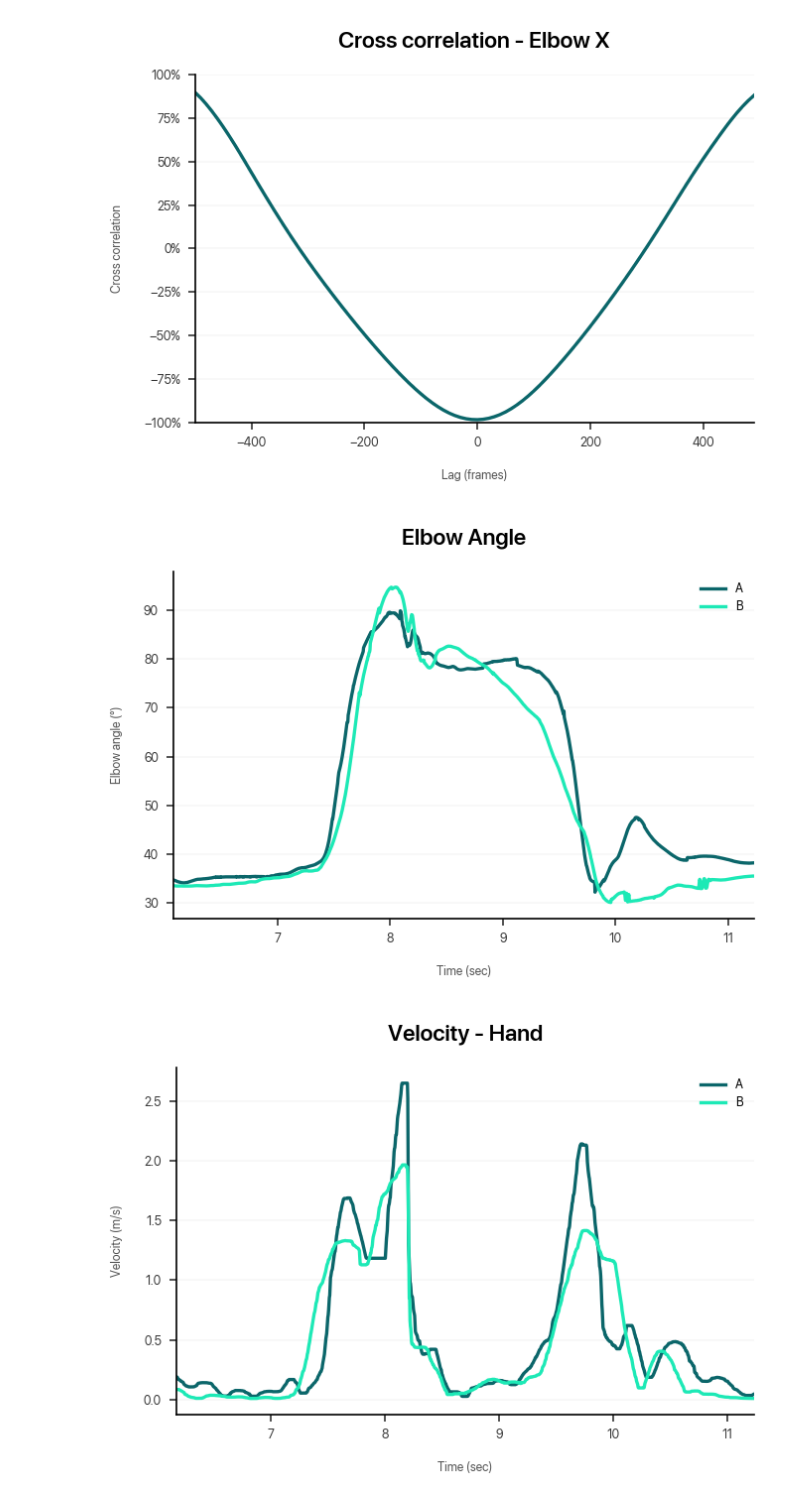
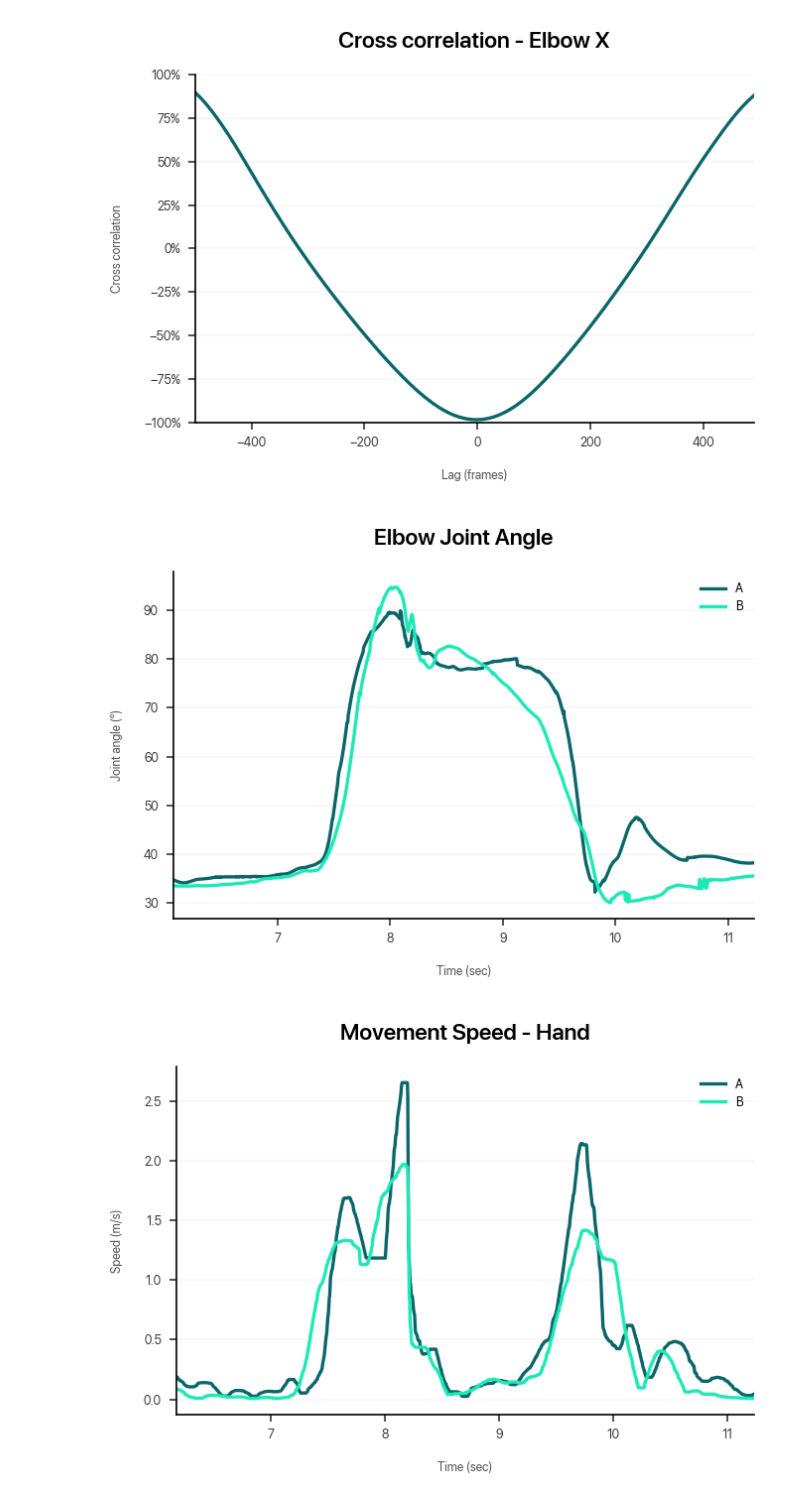
Before and after one commit to dlundgaard/dapup-mocap, a Jupyter notebook: analysis.ipynb, the cells around one changed output. Saved outputs shown, nothing was run; the diff lists cells and outputs as text; code cells hidden in the pictures.

```diff
--- a/analysis.ipynb
+++ b/analysis.ipynb
@@ -148,44 +148,44 @@ def plot_angles(trial, markers):
             values = markers,
         )
         plt.plot(calc_angles(subset, markers), label = participant)
-    plt.title("Elbow Angle\n")
+    plt.title("Elbow Joint Angle\n")
     plt.xlabel("Time (sec)")
-    plt.ylabel("Elbow angle (°)")
+    plt.ylabel("Joint angle (°)")
     plt.margins(x=0)
     plt.legend()
     plt.tight_layout()
 
 plot_angles(trial = 1, markers = ("ShoulderRight", "Elbow", "Hand"))
 # %% [output]
-[figure, old version]
+[figure, new version]
 # %%
 def calculate_velocity(data, marker):
     data[["dX", "dY", "dZ"]] = data[["X", "Y", "Z"]].values - data[["X", "Y", "Z"]].shift(1).values
     data["v"] = data.apply(lambda vals: np.sqrt(
         vals["dX"]**2 +
         vals["dY"]**2 +
         vals["dZ"]**2)
     , axis = 1)
     data["v"] = 300 * data["v"].rolling(30).median() / 1000
     return data["v"]
 
 def plot_velocity(trial, marker):
     plt.figure()
     for participant in "AB":
         subset = data[(data["Trial"] == trial) & (data["Subject"] == participant)][["Time", "Axis"] + [marker]].pivot_table(
             index = "Time",
             columns = "Axis",
             values = marker,
         )
         plt.plot(calculate_velocity(subset, marker), label = participant)
-    plt.title(f"Velocity - {marker}\n")
+    plt.title(f"Movement Speed - {marker}\n")
     plt.xlabel("Time (sec)")
-    plt.ylabel("Velocity (m/s)")
+    plt.ylabel("Speed (m/s)")
     plt.margins(x=0)
     plt.legend()
     plt.tight_layout()
 
 plot_velocity(trial = 1, marker = "Hand")
 # plot_velocity(trial = 1, marker = "Elbow")
 # %% [output]
-[figure, old version]
+[figure, new version]
```
